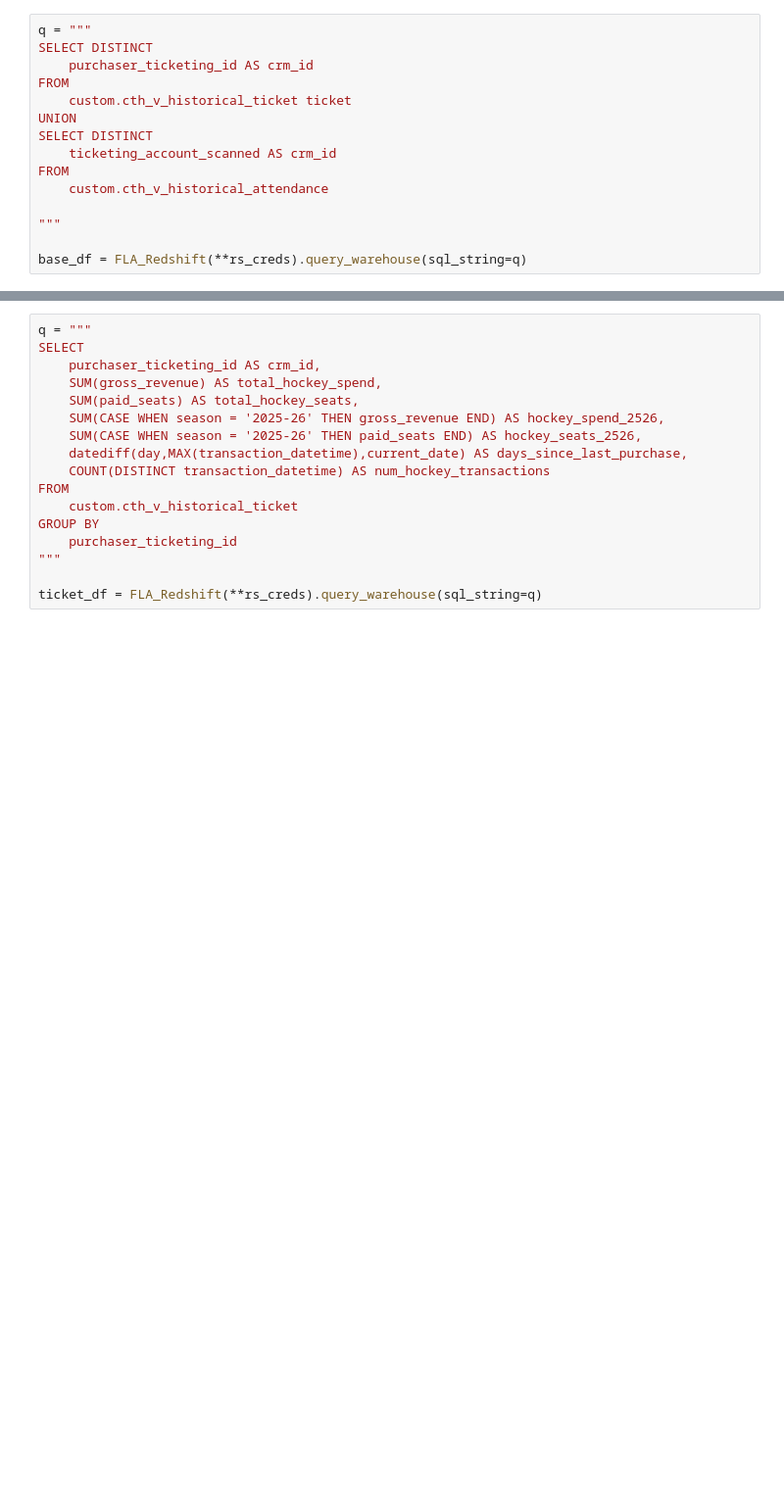
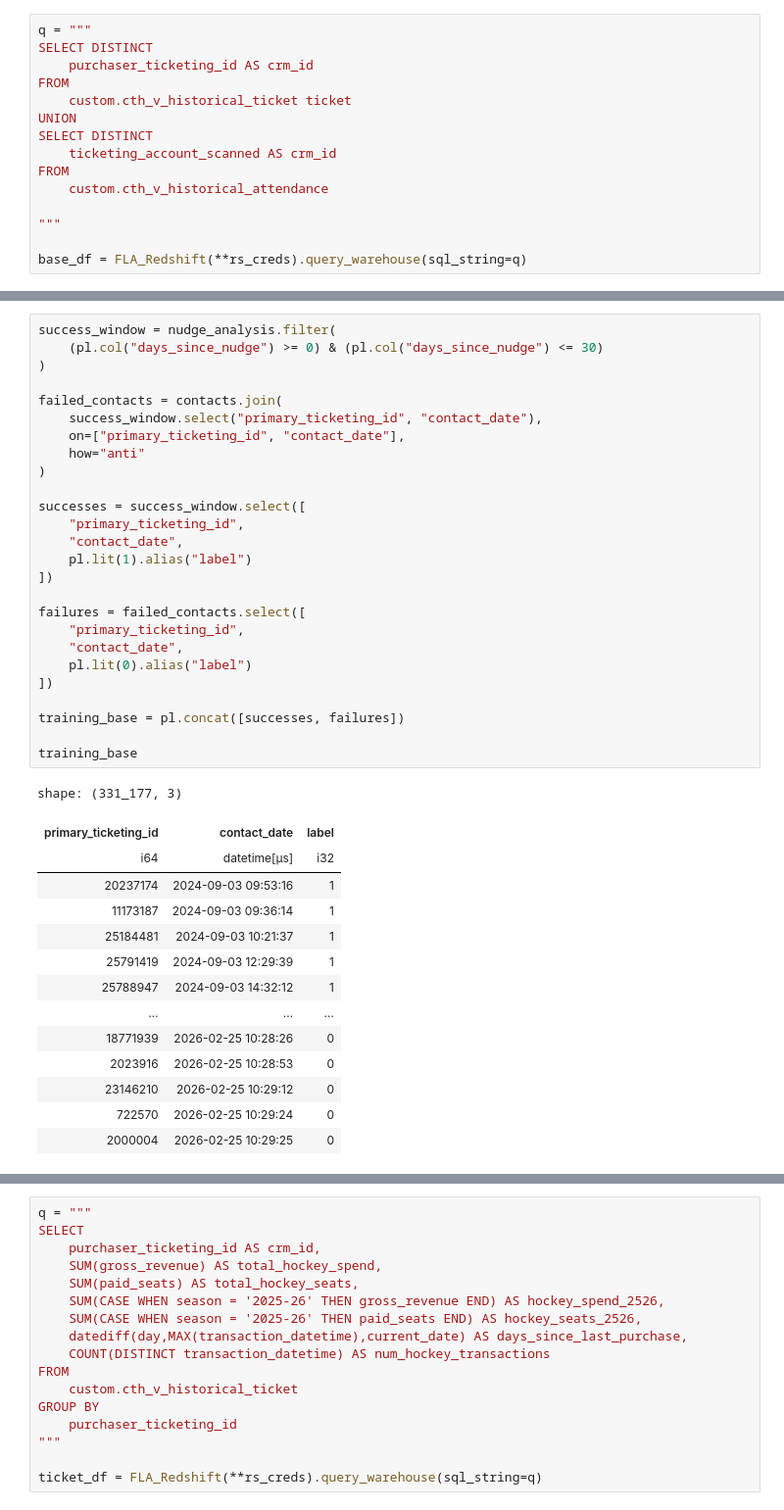
Before and after one commit to riffere-fla/pandas_party, a Jupyter notebook: lead_scoring.ipynb, the cells around one changed output, grey strips where cells are left out. Shown at 98% size. Saved outputs shown, nothing was run; the diff lists cells and outputs as text; blank space fills up the shorter version.

```diff
--- a/lead_scoring.ipynb
+++ b/lead_scoring.ipynb
@@ -74,0 +135,41 @@ base_df = FLA_Redshift(**rs_creds).query_warehouse(sql_string=q)
+# %%
+success_window = nudge_analysis.filter(
+    (pl.col("days_since_nudge") >= 0) & (pl.col("days_since_nudge") <= 30)
+)
+
+failed_contacts = contacts.join(
+    success_window.select("primary_ticketing_id", "contact_date"),
+    on=["primary_ticketing_id", "contact_date"],
+    how="anti"
+)
+
+successes = success_window.select([
+    "primary_ticketing_id",
+    "contact_date",
+    pl.lit(1).alias("label")
+])
+
+failures = failed_contacts.select([
+    "primary_ticketing_id",
+    "contact_date",
+    pl.lit(0).alias("label")
+])
+
+training_base = pl.concat([successes, failures])
+
+training_base
+# %% [output]
+shape: (331_177, 3)
+| primary_ticketing_id | contact_date | label |
+| i64 | datetime[μs] | i32 |
+| 20237174 | 2024-09-03 09:53:16 | 1 |
+| 11173187 | 2024-09-03 09:36:14 | 1 |
+| 25184481 | 2024-09-03 10:21:37 | 1 |
+| 25791419 | 2024-09-03 12:29:39 | 1 |
+| 25788947 | 2024-09-03 14:32:12 | 1 |
+| … | … | … |
+| 18771939 | 2026-02-25 10:28:26 | 0 |
+| 2023916 | 2026-02-25 10:28:53 | 0 |
+| 23146210 | 2026-02-25 10:29:12 | 0 |
+| 722570 | 2026-02-25 10:29:24 | 0 |
+| 2000004 | 2026-02-25 10:29:25 | 0 |
```
Also changed, not shown: parts of 3 cells of this notebook.
